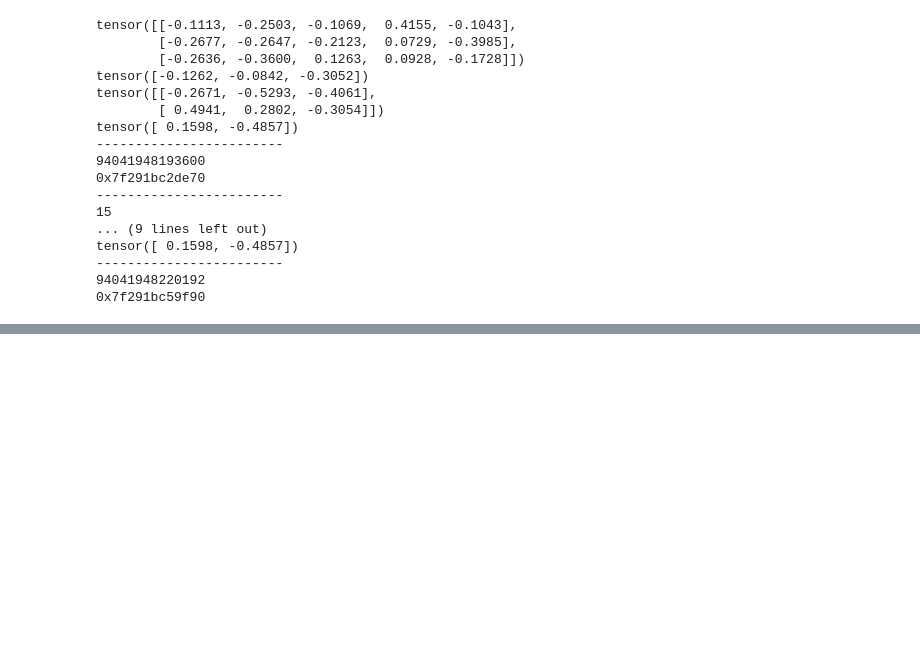
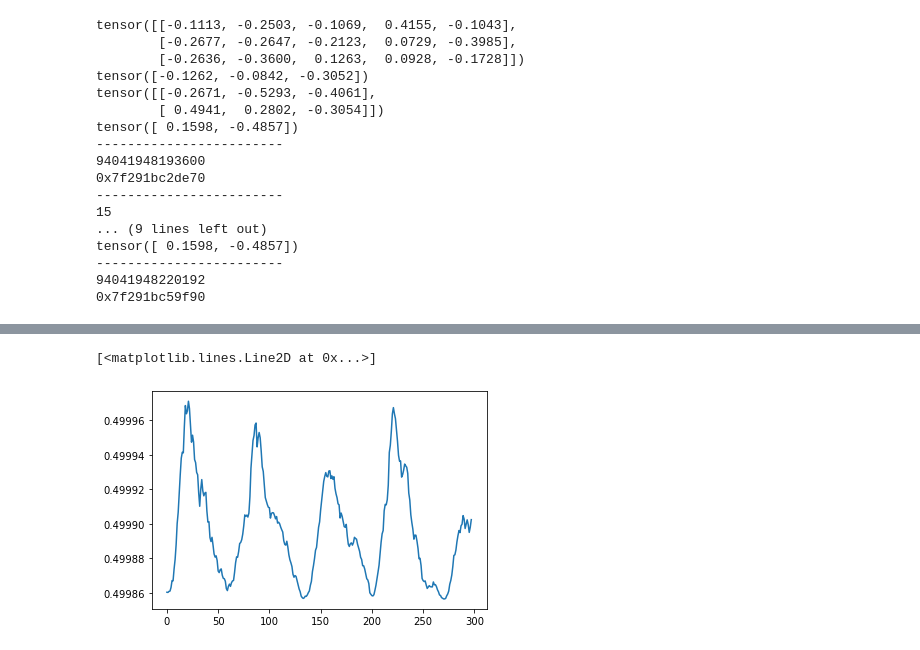
Before and after one commit to lu0x1a0/SA_PT_LG_MCMC_DNN, a Jupyter notebook: lgmcmc.ipynb, the cells around one changed output, grey strips where cells are left out. Drawn from its saved outputs; the diff is of its cells as text; code cells hidden in the pictures; blank space fills up the shorter version.

```diff
--- a/lgmcmc.ipynb
+++ b/lgmcmc.ipynb
@@ -123,0 +583,5 @@ torch.Tensor
+# %%
+plt.plot(mcmc.network(mcmc.trainx).detach().numpy())
+# %% [output]
+[<matplotlib.lines.Line2D at 0x...>]
+[figure, added]
```
Also changed, not shown: parts of 19 cells of this notebook, 1 other file.
